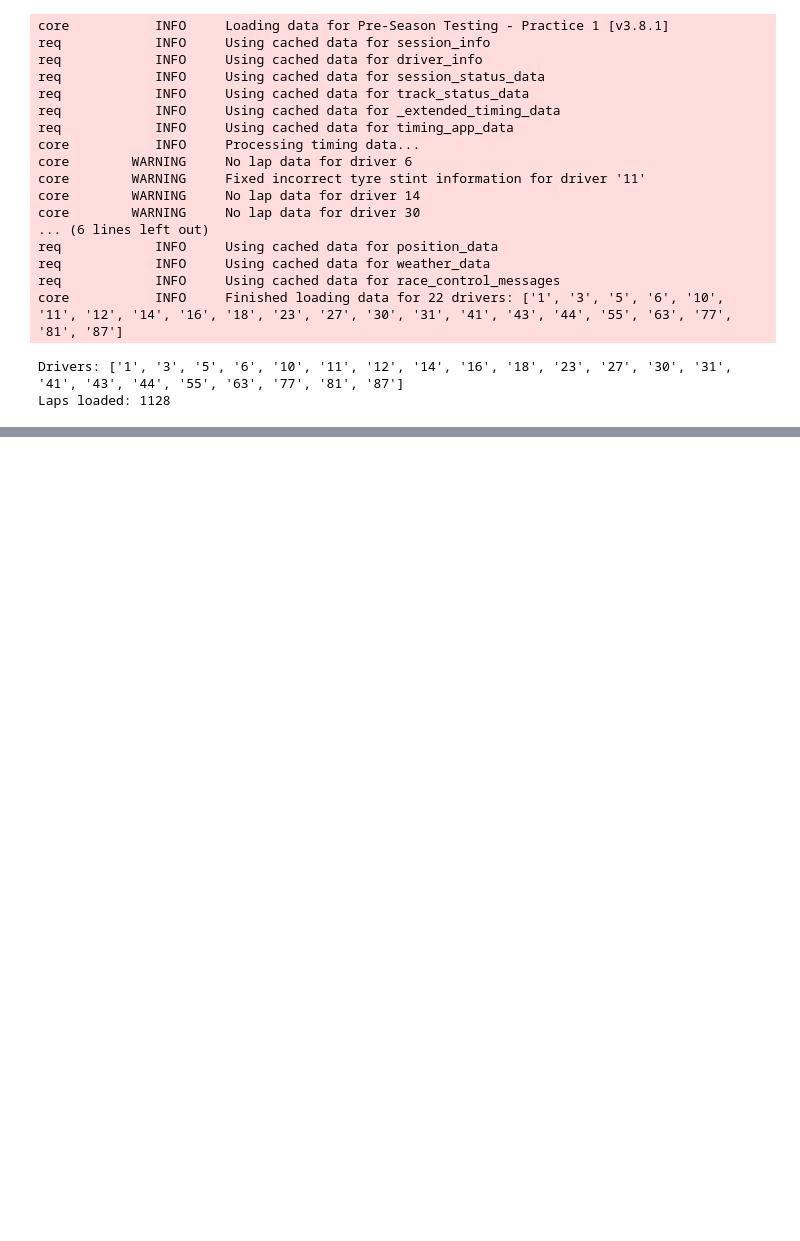
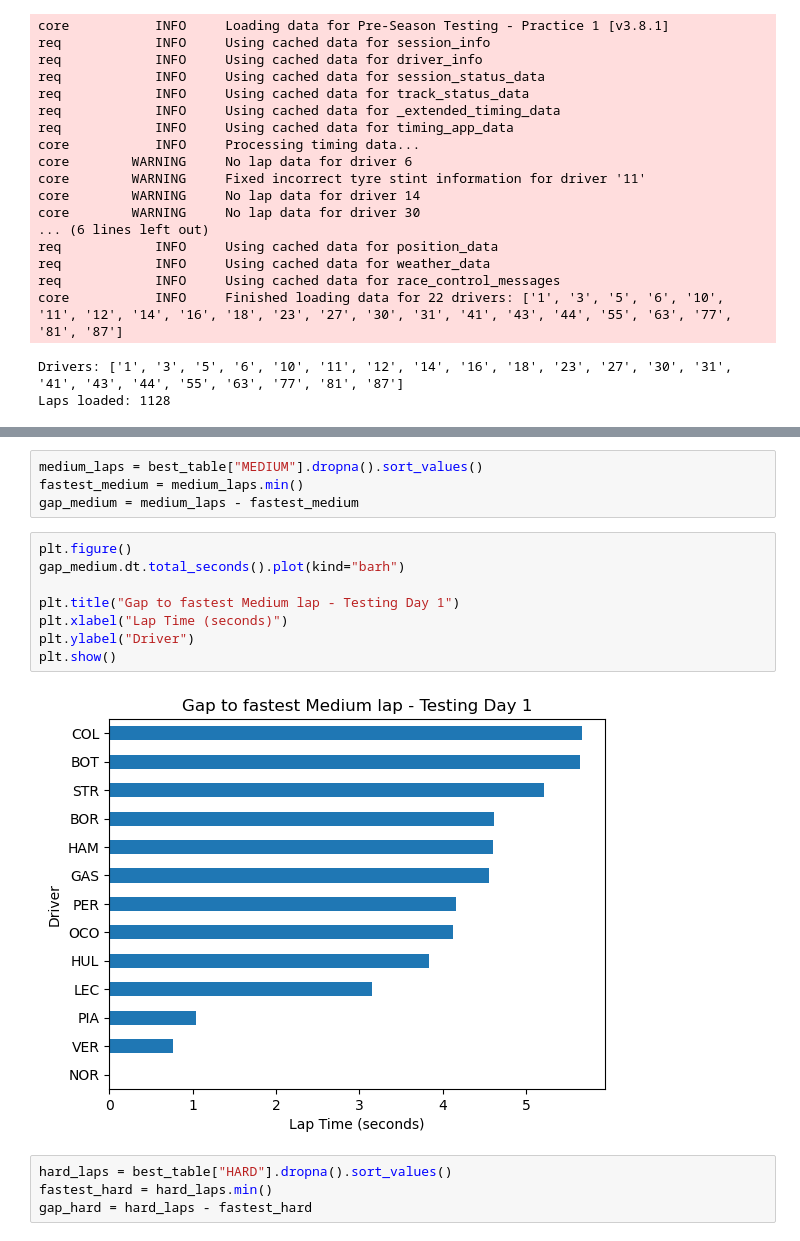
Before and after one commit to tomstrating/F1-data-analysis, a Jupyter notebook: F1 Testing '26 week 1.ipynb, the cells around one changed output, grey strips where cells are left out. Drawn from its saved outputs; the diff is of its cells as text; blank space fills up the shorter version.

```diff
--- a/F1 Testing '26 week 1.ipynb
+++ b/F1 Testing '26 week 1.ipynb
@@ -66,0 +218,18 @@ Laps loaded: 1128
+# %%
+medium_laps = best_table["MEDIUM"].dropna().sort_values()
+fastest_medium = medium_laps.min()
+gap_medium = medium_laps - fastest_medium
+# %%
+plt.figure()
+gap_medium.dt.total_seconds().plot(kind="barh")
+
+plt.title("Gap to fastest Medium lap - Testing Day 1")
+plt.xlabel("Lap Time (seconds)")
+plt.ylabel("Driver")
+plt.show()
+# %% [output]
+[figure, added]
+# %%
+hard_laps = best_table["HARD"].dropna().sort_values()
+fastest_hard = hard_laps.min()
+gap_hard = hard_laps - fastest_hard
```
Also changed, not shown: parts of 14 cells of this notebook.
